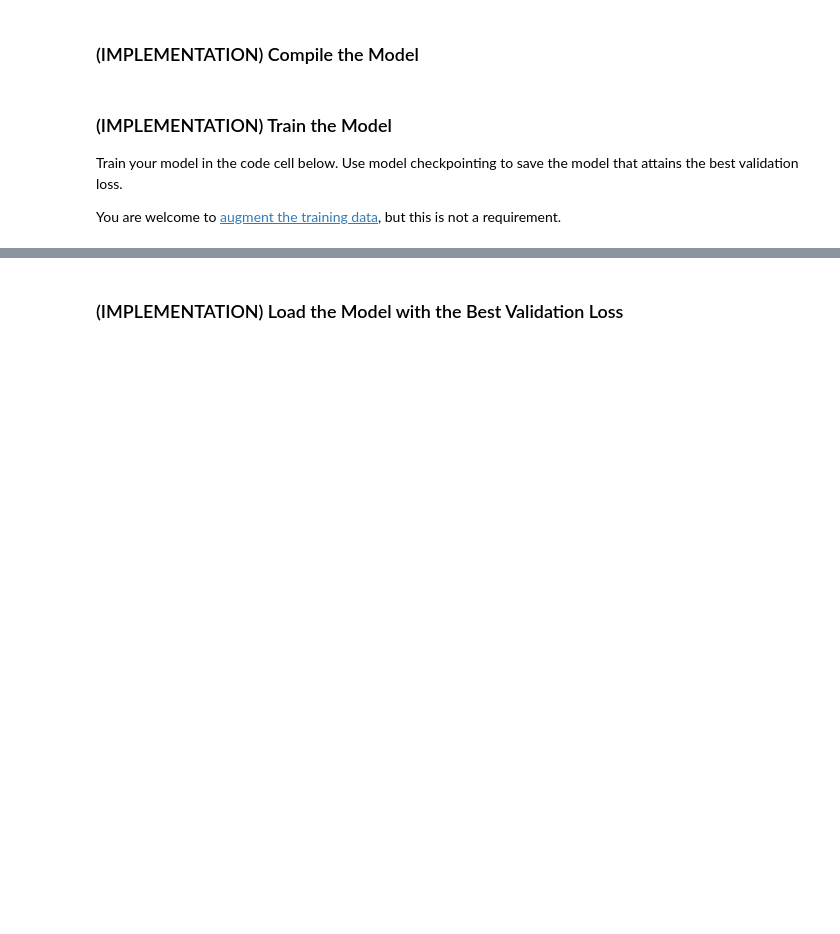
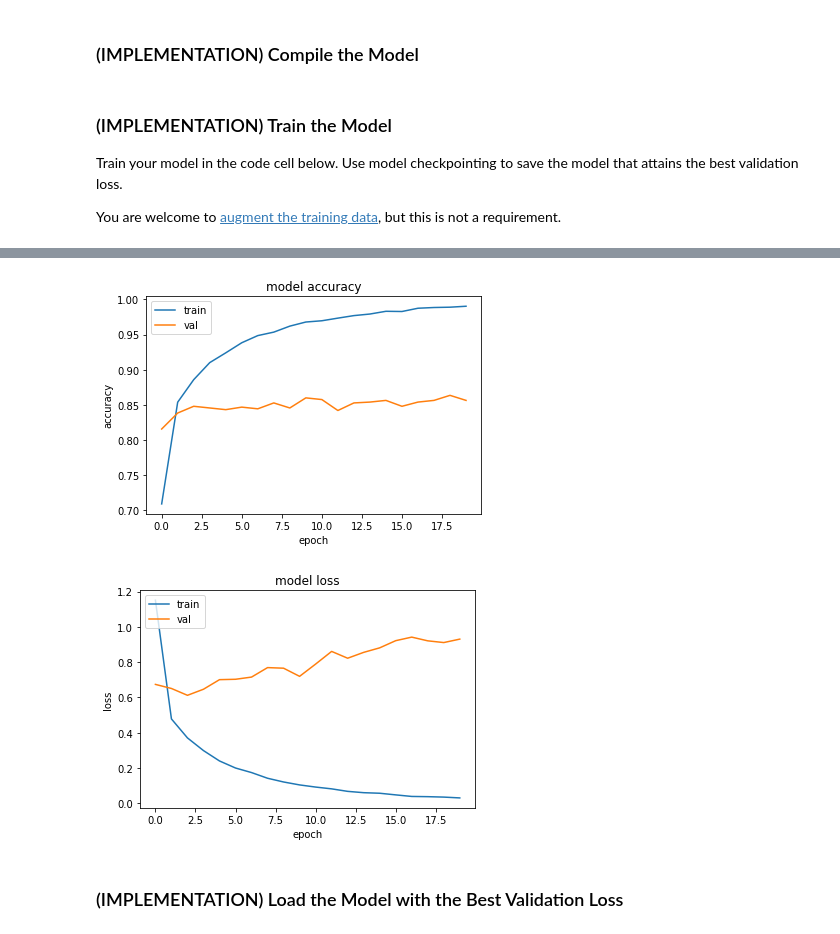
Before and after one commit to ivanmang/Dog-Breed-Classifier, a Jupyter notebook: dog_app.ipynb, the cells around one changed output, grey strips where cells are left out. Saved outputs shown, nothing was run; the diff lists cells and outputs as text; code cells hidden in the pictures; blank space fills up the shorter version.

```diff
--- a/dog_app.ipynb
+++ b/dog_app.ipynb
@@ -638,7 +667,7 @@ You are welcome to [augment the training data](https://blog.keras.io/building-po
 checkpointer = ModelCheckpoint(filepath='saved_models/weights.best.InceptionV3.hdf5',
                                verbose=1, save_best_only=True)
 
-InceptionV3_model.fit(train_InceptionV3, train_targets,
+inv3 = InceptionV3_model.fit(train_InceptionV3, train_targets,
           validation_data=(valid_InceptionV3, valid_targets),
           epochs=20, batch_size=20, callbacks=[checkpointer], verbose=1)
 # %% [output]
@@ -663,3 +691,22 @@ Epoch 20/20
+# %%
+plt.plot(inv3.history['acc'])
+plt.plot(inv3.history['val_acc'])
+plt.title('model accuracy')
+plt.ylabel('accuracy')
+plt.xlabel('epoch')
+plt.legend(['train', 'val'], loc='upper left')
+plt.show()
+# summarize history for loss
+plt.plot(inv3.history['loss'])
+plt.plot(inv3.history['val_loss'])
+plt.title('model loss')
+plt.ylabel('loss')
+plt.xlabel('epoch')
+plt.legend(['train', 'val'], loc='upper left')
+plt.show()
+# %% [output]
+[figure, added]
+[figure, added]
 # %% [markdown]
 ### (IMPLEMENTATION) Load the Model with the Best Validation Loss
 # %%
```
Also changed, not shown: parts of 14 cells of this notebook.
